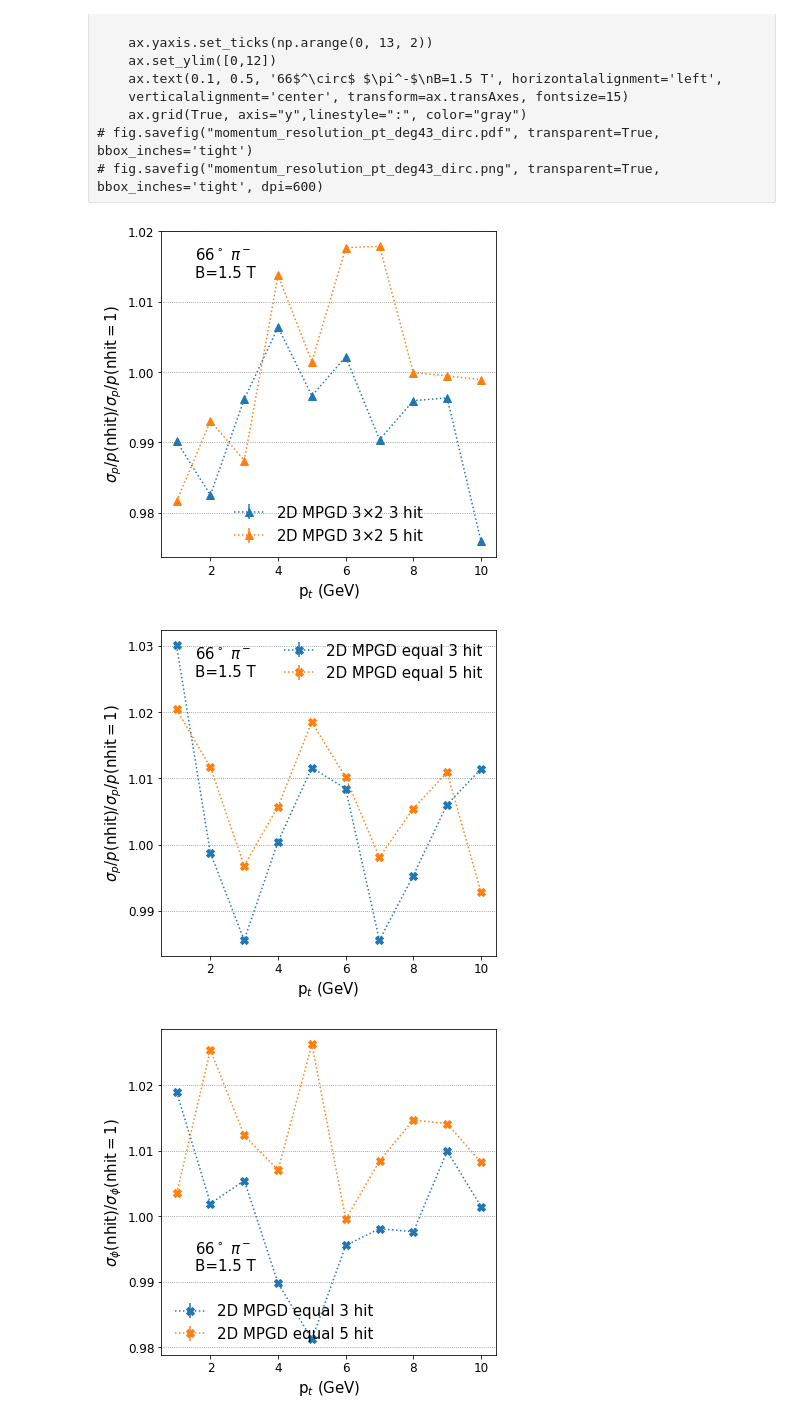
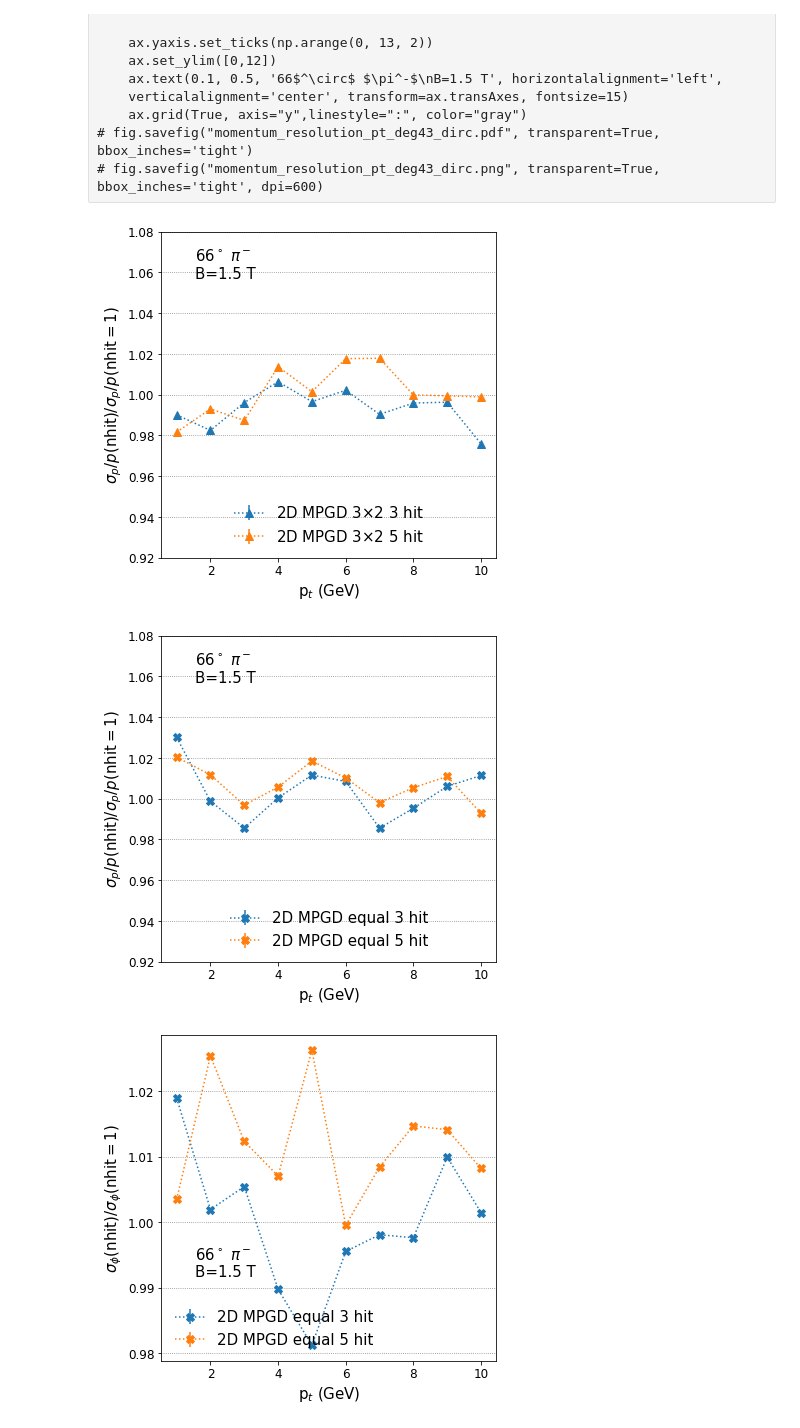
Before and after one commit to hqh0127/EIC_BMT_ePhenix, a Jupyter notebook: analysis/Ana_Mon_Res_No1D_DIRC-withsupport.ipynb, the cells around one changed output. Drawn from its saved outputs; the diff is of its cells as text; code cells hidden in the pictures.

```diff
--- a/analysis/Ana_Mon_Res_No1D_DIRC-withsupport.ipynb
+++ b/analysis/Ana_Mon_Res_No1D_DIRC-withsupport.ipynb
@@ -201,43 +201,43 @@ ax.set_ylabel("$\sigma_{p}/p($nhit$)$/$\sigma_{p}/p($nhit$=1)$", fontsize=15)
 ax.tick_params(axis='both', which='major', labelsize=12)
 
     #ax.yaxis.set_ticks(np.arange(0, 13, 2))
-    # ax.set_ylim([0.99,1.01])
+ax.set_ylim([0.92,1.08])
 ax.text(0.1, 0.9, '66$^\circ$ $\pi^-$\nB=1.5 T', horizontalalignment='left',
 verticalalignment='center', transform=ax.transAxes, fontsize=15)
 ax.grid(True, axis="y",linestyle=":", color="gray")
 fig.savefig("momentum_resolution_p_deg66_dirc_10GeV_withsupport_comp.pdf", transparent=True, bbox_inches='tight')
 fig.savefig("momentum_resolution_p_deg66_dirc_10GeV_withsupport_comp.png", transparent=True, bbox_inches='tight', dpi=600)
 # %% [output]
-[figure, old version]
+[figure, new version]
 # %%
 fig= plt.figure(figsize=(6,6))
 ax = fig.add_subplot(111)
 labels={"TPC": "TPC", "MM_6_eq_2D": "2D MPGD equal", "MM_6_3x2_2D": r"2D MPGD 3$\times$2"}
 markers={"TPC": "o", "MM_6_eq_2D": "X", "MM_6_3x2_2D": "^"}
 # i="TPC"
 pt_o, phi_res_o, phi_resE_o, theta_res_o, theta_resE_o, pt_res_o, pt_resE_o, p_res_o, p_resE_o = getdata_ang(df, "MM_6_eq_2D", 0.4316947267462241, 1)
 # ax.errorbar(pt[:10], p_res[:10]*100, yerr=p_resE[:10]*100, linestyle=':', marker=markers[i], label=labels[i], markersize=8)
 for i in ["MM_6_eq_2D"]:#, "MM_6_3x2_2D"]:
     for nhit in [3,5]:
         pt, phi_res, phi_resE, theta_res, theta_resE, pt_res, pt_resE, p_res, p_resE = getdata_ang(data[i], i,0.4316947267462241,nhit)
         ax.errorbar(pt[:10], p_res[:10]*100/p_res_o[:10]/100, yerr=diverror(p_res[:10], p_res_o[:10], p_resE[:10], p_resE_o[:10]), linestyle=':', marker=markers[i], label=labels[i]+" "+str(nhit)+" hit", markersize=8)
 # for i in ["MM_6_eq_2D", "MM_6_3x2_2D"]:
 #     pt, phi_res, phi_resE, theta_res, theta_resE, pt_res, pt_resE, p_res, p_resE = getdata_ang(data[i], i,0.4316947267462241,5)
 #     ax.errorbar(pt[:10], p_res[:10]*100, yerr=p_resE[:10]*100, linestyle=':', marker=markers[i], label=labels[i], markersize=8)
-ax.legend(fontsize=15, frameon=False)
+ax.legend(fontsize=15, frameon=False, loc="lower center")
 ax.set_xlabel("p$_t$ (GeV)", fontsize=15)
 ax.set_ylabel("$\sigma_{p}/p($nhit$)$/$\sigma_{p}/p($nhit$=1)$", fontsize=15)
 ax.tick_params(axis='both', which='major', labelsize=12)
 
     #ax.yaxis.set_ticks(np.arange(0, 13, 2))
-    # ax.set_ylim([0.99,1.01])
+ax.set_ylim([0.92,1.08])
 ax.text(0.1, 0.9, '66$^\circ$ $\pi^-$\nB=1.5 T', horizontalalignment='left',
 verticalalignment='center', transform=ax.transAxes, fontsize=15)
 ax.grid(True, axis="y",linestyle=":", color="gray")
 fig.savefig("momentum_resolution_p_eq_deg66_dirc_10GeV_withsupport_comp.pdf", transparent=True, bbox_inches='tight')
 fig.savefig("momentum_resolution_p_eq_deg66_dirc_10GeV_withsupport_comp.png", transparent=True, bbox_inches='tight', dpi=600)
 # %% [output]
-[figure, old version]
+[figure, new version]
 # %%
 fig= plt.figure(figsize=(6,6))
 ax = fig.add_subplot(111)
```
